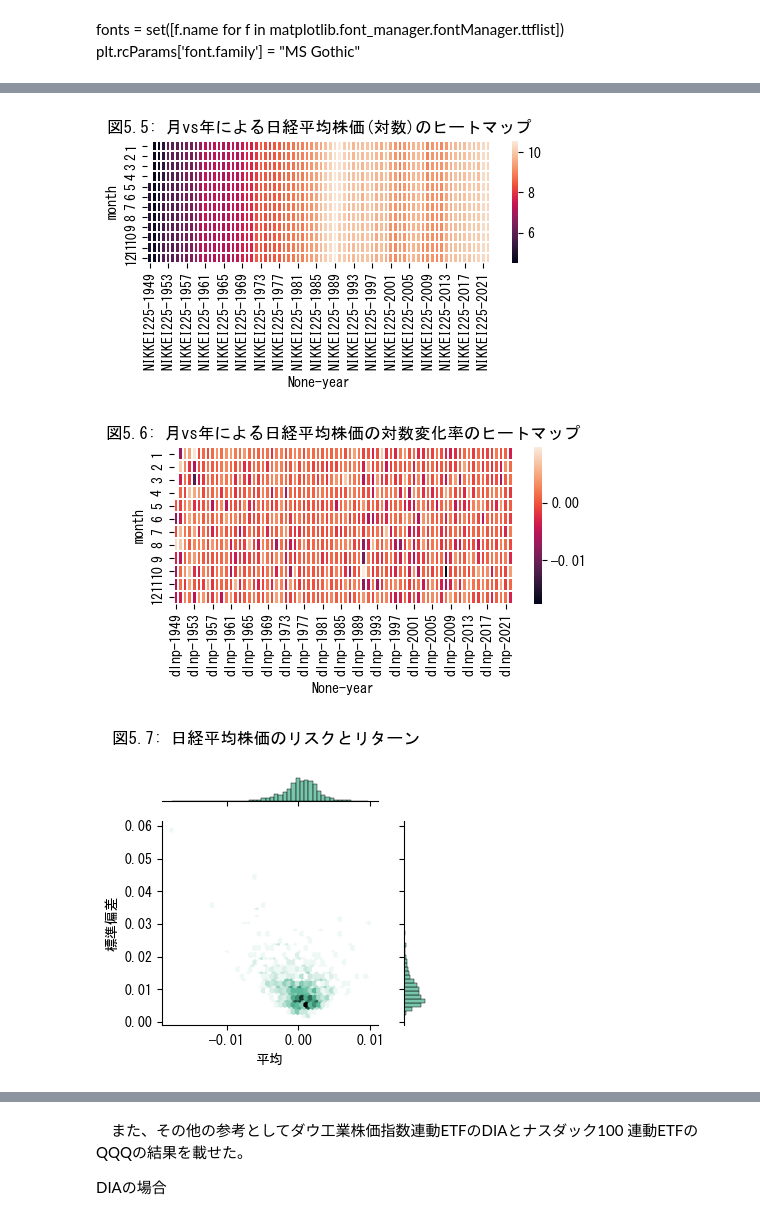
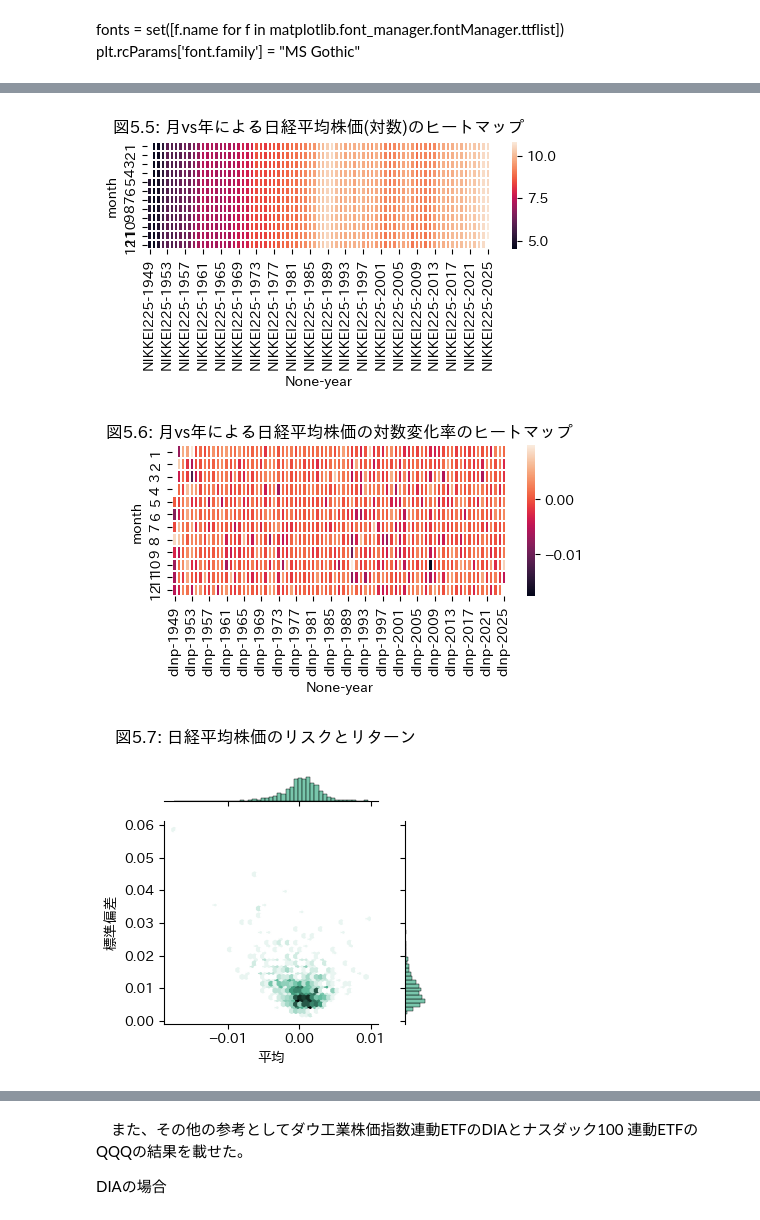
Before and after one commit to innovation1005/python3-for-system-trade2, a Jupyter notebook: pan5.ipynb, the cells around one changed output, grey strips where cells are left out. Saved outputs shown, nothing was run; the diff lists cells and outputs as text; code cells hidden in the pictures.

```diff
--- a/pan5.ipynb
+++ b/pan5.ipynb
@@ -36,7 +37,18 @@ economies
 # %%
-n225 = web.DataReader("NIKKEI225", 'fred',"1949/5/16",'2022/12/31').NIKKEI225
-ave=[((n225[starts[i]:ends[i]].pct_change().mean()+1)**240-1)*100
-     for i in range(len(ends))]
+n225 = web.DataReader("NIKKEI225", 'fred',"1949/5/16",'2025/12/31').NIKKEI225
+
+ave = [
+    (
+        n225[starts[i]:ends[i]]
+            .pct_change(fill_method=None)
+            .dropna()
+            .mean()
+        + 1
+    )**240 - 1
+    for i in range(len(ends))
+]
+ave = np.array(ave) * 100
+
 economies['N225年変化率％']=np.round(ave,2)
 print('表5.2: 景気循環期(内閣府)+日経平均株価')
 economies
@@ -148,7 +162,7 @@ plt.title('図5.5: 月vs年による日経平均株価(対数)のヒートマッ
 plt.tight_layout()
 plt.show()
 # %% [output]
-[figure, old version]
+[figure, new version]
 # %%
 n225["dlnp"]=lnn225.NIKKEI225.diff().fillna(0)
 
@@ -161,19 +175,20 @@ plt.tight_layout()
 #plt.savefig("0506.jpeg",dpi=600)
 plt.show()
 # %% [output]
-[figure, old version]
+[figure, new version]
 # %%
-x=n225.resample('M').dlnp.mean()
-y=n225.resample('M').dlnp.std()
-ax=sns.jointplot(x=x, y=y, kind="hex", color="#4CB391",height=3.5)
+# 月末ごとの平均・標準偏差
+x = n225.resample('ME').dlnp.mean()
+y = n225.resample('ME').dlnp.std()
+
+ax = sns.jointplot(x=x, y=y, kind="hex", color="#4CB391", height=3.5)
 plt.xlabel('平均')
 plt.ylabel('標準偏差')
-ax.fig.suptitle('図5.7: 日経平均株価のリスクとリターン',y=1)
+ax.fig.suptitle('図5.7: 日経平均株価のリスクとリターン', y=1)
 plt.tight_layout()
-#plt.savefig('0507.jpeg',dpi=600)
 plt.show()
 # %% [output]
-[figure, old version]
+[figure, new version]
 # %%
 def intraday_vs_overnight_from_csv(name,title):
     analysis = pd.read_csv(name+".csv",index_col=0,parse_dates=True).dropna()
```
Also changed, not shown: parts of 12 cells of this notebook.
